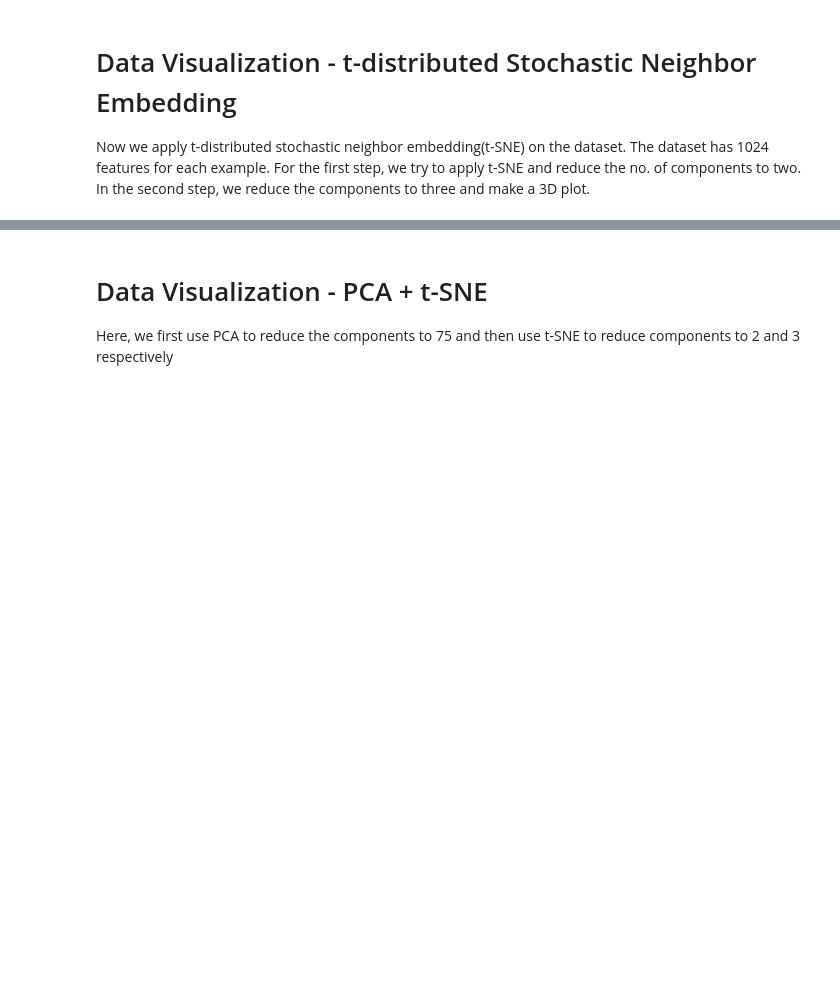
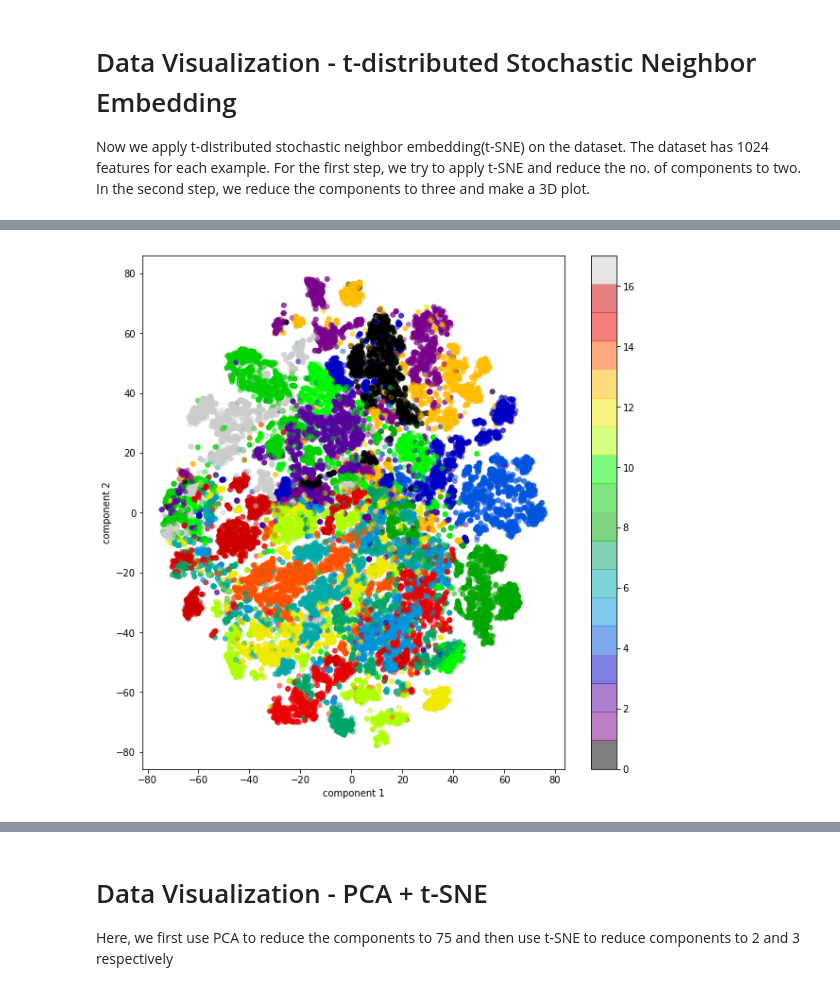
Before and after one commit to KungFuPanda22/CNN_Devanagiri, a Jupyter notebook: Dataset_Visualization.ipynb, the cells around one changed output, grey strips where cells are left out. Cells and saved outputs as stored; diff of their text form; code cells hidden in the pictures; blank space fills up the shorter version.

```diff
--- a/Dataset_Visualization.ipynb
+++ b/Dataset_Visualization.ipynb
@@ -205,7 +236,7 @@ ax.scatter(xs=pca_results_3[:, 0], ys= pca_results_3[:, 1], zs=pca_results_3[:,
 Now we apply t-distributed stochastic neighbor embedding(t-SNE) on the dataset. The dataset has 1024 features for each example. For the first step, we try to apply t-SNE and reduce the no. of components to two. In the second step, we reduce the components to three and make a 3D plot.
 # %%
 time_start = time.time()
-tsne_2 = TSNE(n_components=2, verbose=1, perplexity=40, n_iter=300)
-tsne_results_2 = tsne.fit_transform(train_dataset)
+tsne_2 = TSNE(n_components=2, verbose = 1)
+tsne_results_2 = tsne_2.fit_transform(train_dataset)
 
 print('t-SNE done! Time elapsed: {} seconds'.format(time.time()-time_start))
@@ -212,12 +261,14 @@ print('t-SNE done! Time elapsed: {} seconds'.format(time.time()-time_start))
 # %%
 #2D plot of 18 different classes (Each color denotes a different class)
 
-plt.figure(figsize=[15,15])
+plt.figure(figsize=[10,10])
 plt.scatter(tsne_results_2[:, 0], tsne_results_2[:, 1],
             c=train_labels, edgecolor='none', alpha=0.5,
             cmap=plt.cm.get_cmap('nipy_spectral', 18))
 plt.xlabel('component 1')
 plt.ylabel('component 2')
 plt.colorbar();
+# %% [output]
+[figure, added]
 # %%
 time_start = time.time()
```
Also changed, not shown: parts of 16 cells of this notebook.
